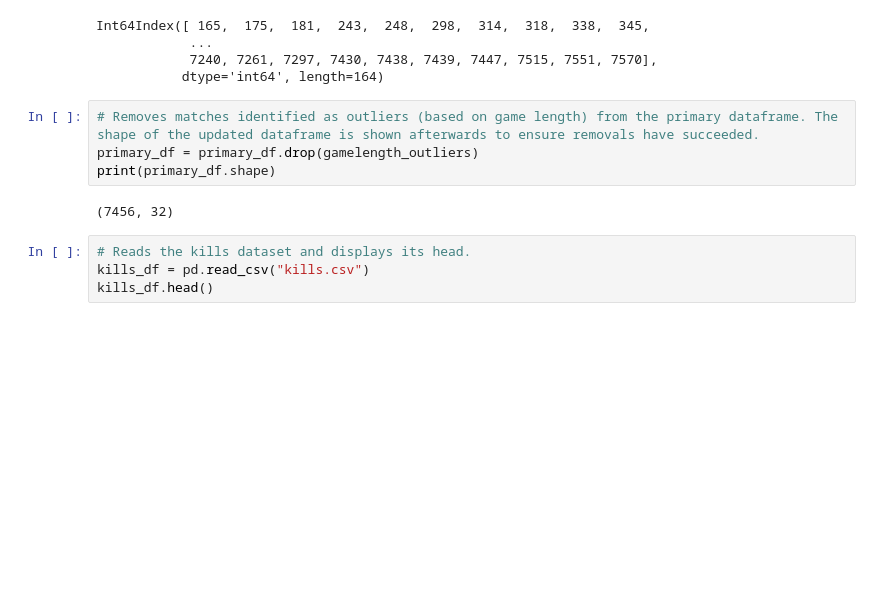
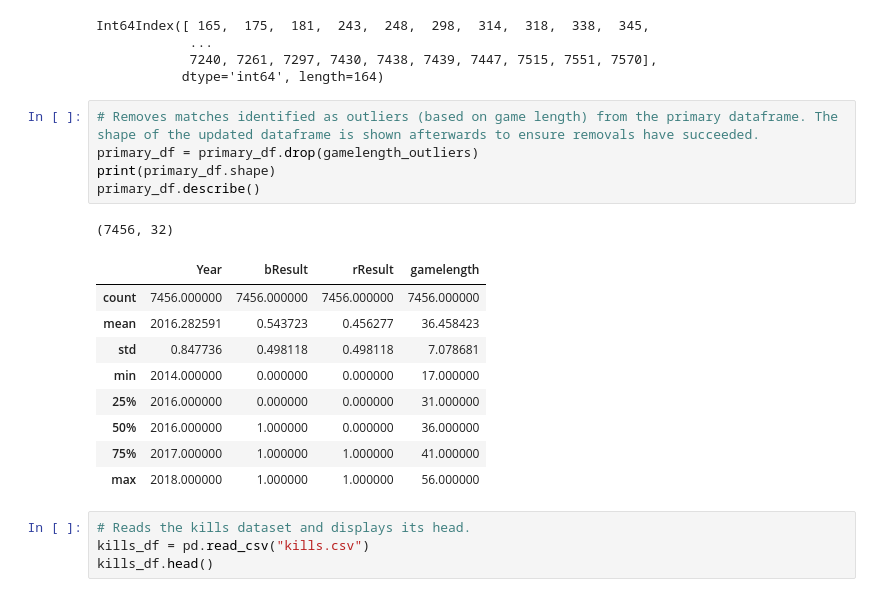
Before and after one commit to MoistRock1743/E-Sports-Data-Mining, a Jupyter notebook: Project.ipynb, the cells around one changed output. Cells and saved outputs as stored; diff of their text form; blank space fills up the shorter version.

```diff
--- a/Project.ipynb
+++ b/Project.ipynb
@@ -90,9 +90,19 @@ Int64Index([ 165,  175,  181,  243,  248,  298,  314,  318,  338,  345,
 # %%
 # Removes matches identified as outliers (based on game length) from the primary dataframe. The shape of the updated dataframe is shown afterwards to ensure removals have succeeded.
 primary_df = primary_df.drop(gamelength_outliers)
 print(primary_df.shape)
+primary_df.describe()
 # %% [output]
 (7456, 32)
+|  | Year | bResult | rResult | gamelength |
+| count | 7456.000000 | 7456.000000 | 7456.000000 | 7456.000000 |
+| mean | 2016.282591 | 0.543723 | 0.456277 | 36.458423 |
+| std | 0.847736 | 0.498118 | 0.498118 | 7.078681 |
+| min | 2014.000000 | 0.000000 | 0.000000 | 17.000000 |
+| 25% | 2016.000000 | 0.000000 | 0.000000 | 31.000000 |
+| 50% | 2016.000000 | 1.000000 | 0.000000 | 36.000000 |
+| 75% | 2017.000000 | 1.000000 | 1.000000 | 41.000000 |
+| max | 2018.000000 | 1.000000 | 1.000000 | 56.000000 |
 # %%
 # Reads the kills dataset and displays its head.
 kills_df = pd.read_csv("kills.csv")
```
Also changed, not shown: parts of 3 cells of this notebook.
